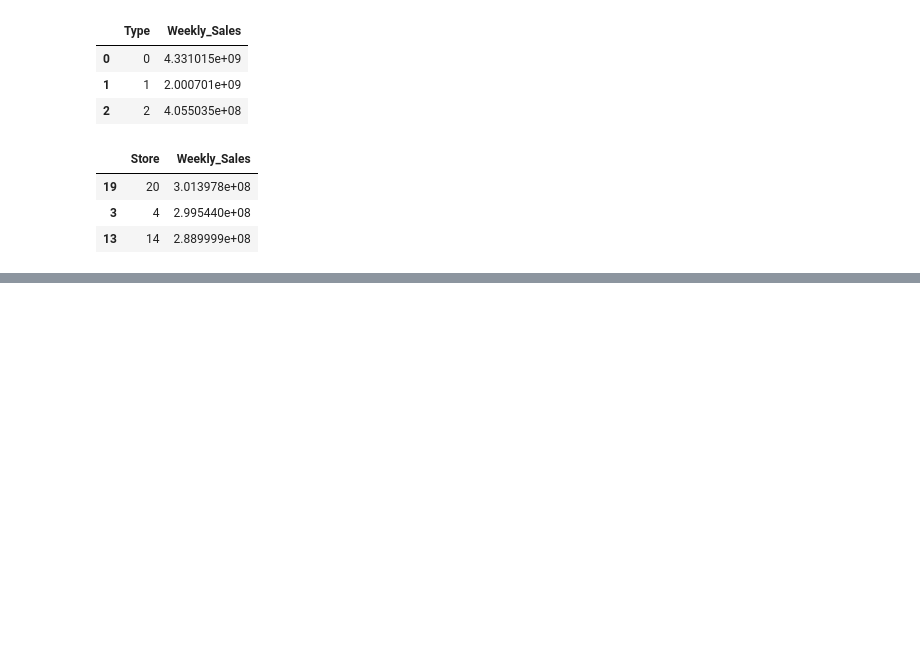
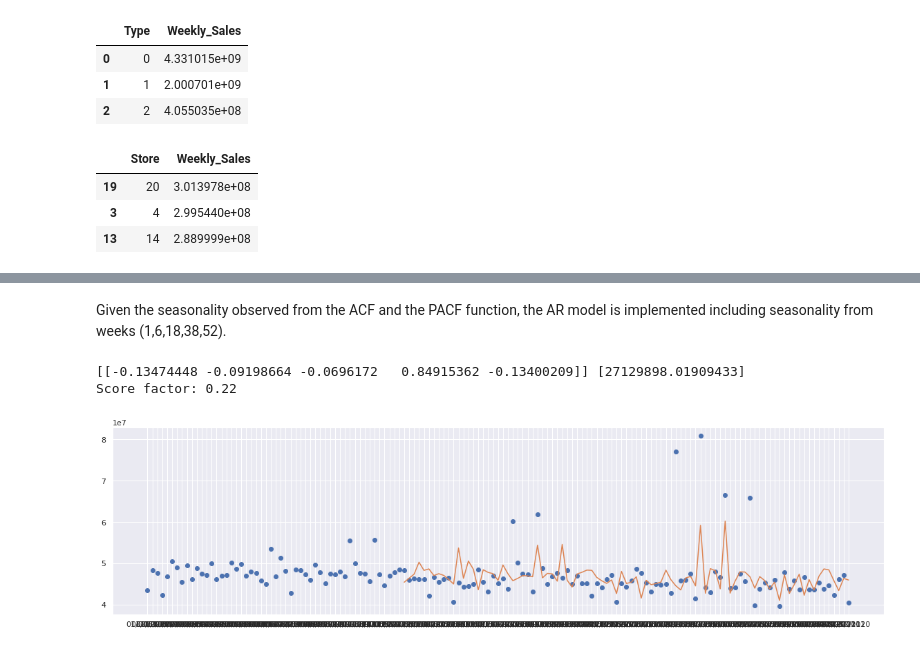
Before and after one commit to Sinethemba-nongqoto/Research-project, a Jupyter notebook: Analysis_0f_Results.ipynb, the cells around one changed output, grey strips where cells are left out. Cells and saved outputs as stored; diff of their text form; code cells hidden in the pictures; blank space fills up the shorter version.

```diff
--- a/Analysis_0f_Results.ipynb
+++ b/Analysis_0f_Results.ipynb
@@ -219,0 +235,38 @@ sales_df_top_stores.sort_values('Weekly_Sales', ascending=False)[:3]
+# %%
+#from sklearn.linear_model import LinearRegression
+def fit_ar_model(st, orders):
+
+  X=np.array([st.values[(i-orders)].squeeze() if i>=np.max(orders) else np.array(len(orders)*[np.nan]) for i in range(len(st))])
+
+  mask = ~np.isnan(X[:,:1]).squeeze()
+
+  Y= st.values
+
+  lin_reg = LinearRegression()
+  lin_reg.fit(X[mask], Y[mask])
+
+  print(lin_reg.coef_, lin_reg.intercept_)
+  print('Score factor: %.2f' % lin_reg.score(X[mask], Y[mask]))
+
+  return lin_reg.coef_, lin_reg.intercept_
+
+def predict_ar_model(st, orders, coef, intercept):
+  return np.array([np.sum(np.dot(coef, st.values[(i-orders)].squeeze())) + intercept if i >= np.max(orders) else np.nan for i in range(len(st))])
+# %% [markdown]
+
+
+Given the seasonality observed from the ACF and the PACF function, the AR model is implemented including seasonality from weeks (1,6,18,38,52).
+# %%
+
+
+orders=np.array([1,6,18,38,52])
+coef, intercept = fit_ar_model(st,orders)
+pred=pd.DataFrame(index=st.index, data=predict_ar_model(st, orders, coef, intercept))
+plt.figure(figsize=(20,5))
+plt.plot(st, 'o')
+plt.plot(pred)
+plt.show()
+# %% [output]
+[[-0.13474448 -0.09198664 -0.0696172   0.84915362 -0.13400209]] [27129898.01909433]
+Score factor: 0.22
+[figure, added]
```
Also changed, not shown: parts of 26 cells of this notebook.
